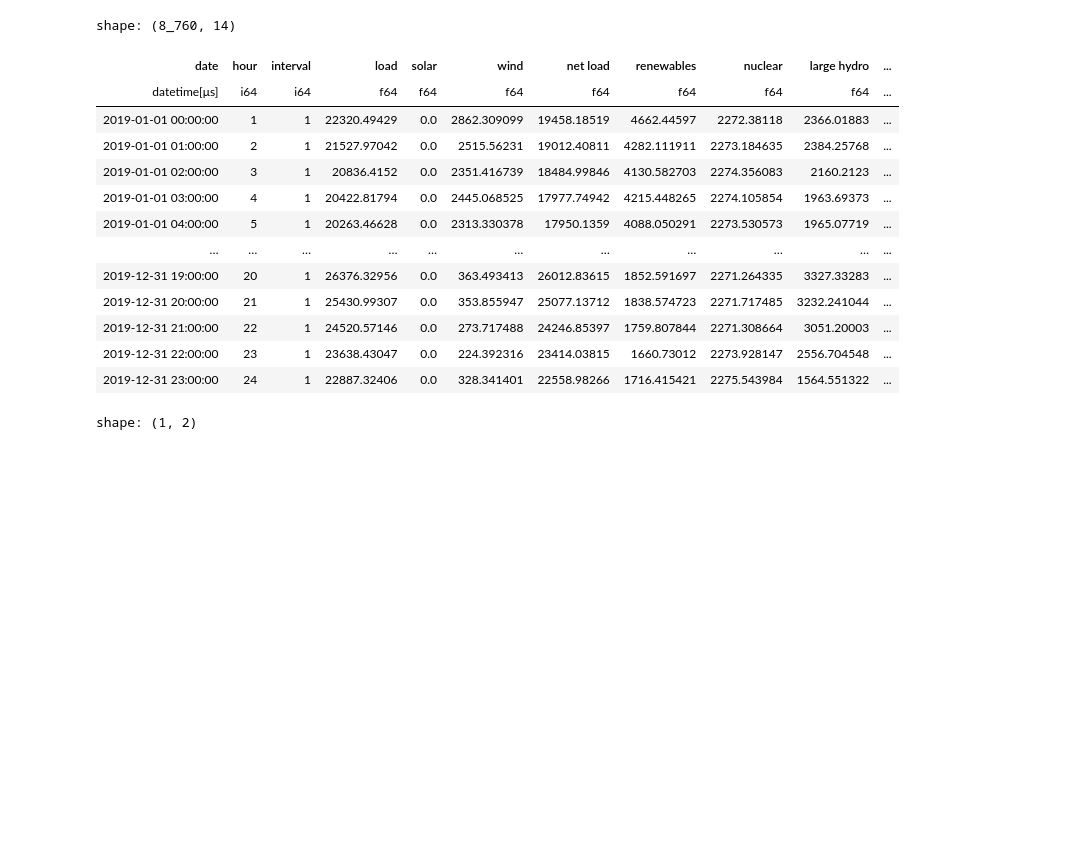
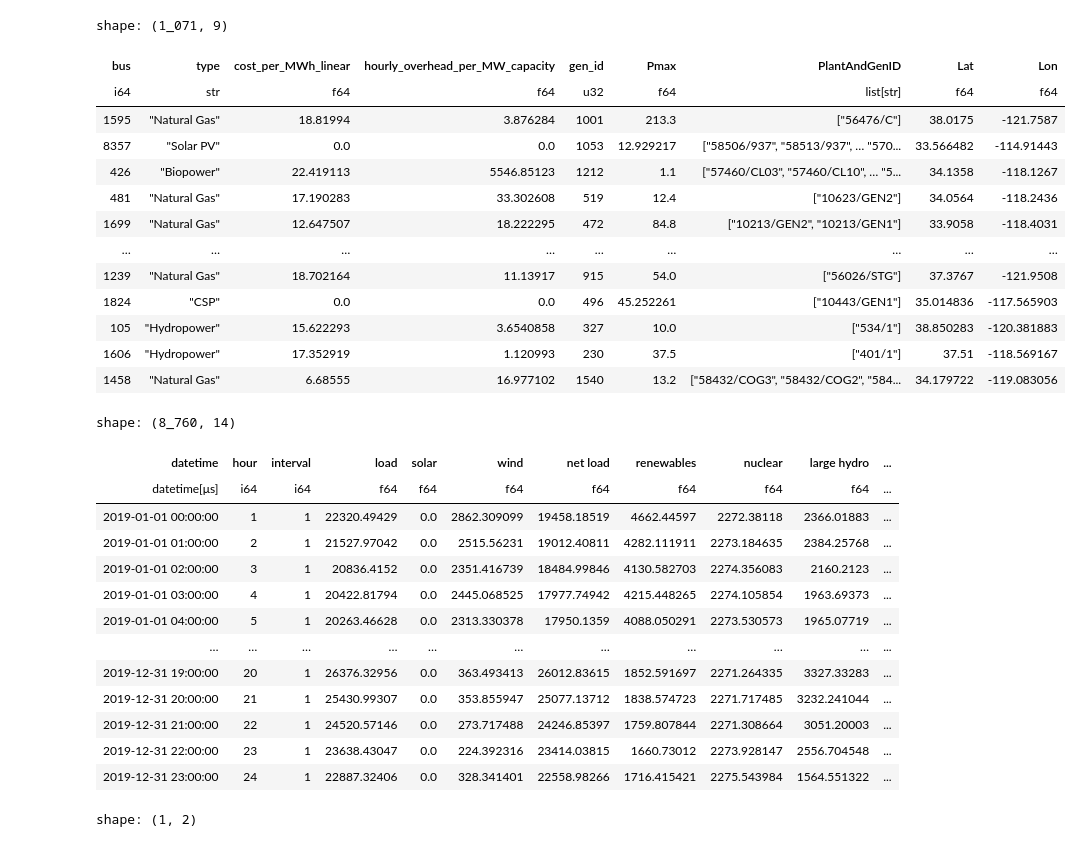
Before and after one commit to Bravos-Power/pyoframe, a Jupyter notebook: benchmarks/src/energy_planning/scripts/compute_capacity_factors.py.ipynb, the cells around one changed output. Drawn from its saved outputs; the diff is of its cells as text; code cells hidden in the pictures; blank space fills up the shorter version.

```diff
--- a/benchmarks/src/energy_planning/scripts/compute_capacity_factors.py.ipynb
+++ b/benchmarks/src/energy_planning/scripts/compute_capacity_factors.py.ipynb
@@ -9,12 +14,29 @@ VARIABLE_RENEWABLE_TYPES = ["wind", "solar"]
+# %%
+gen = pl.read_parquet(snakemake.input.gen_capacity)
+gen
+# %% [output]
+shape: (1_071, 9)
+| bus | type | cost_per_MWh_linear | hourly_overhead_per_MW_capacity | gen_id | Pmax | PlantAndGenID | Lat | Lon |
+| i64 | str | f64 | f64 | u32 | f64 | list[str] | f64 | f64 |
+| 1595 | "Natural Gas" | 18.81994 | 3.876284 | 1001 | 213.3 | ["56476/C"] | 38.0175 | -121.7587 |
+| 8357 | "Solar PV" | 0.0 | 0.0 | 1053 | 12.929217 | ["58506/937", "58513/937", … "570... | 33.566482 | -114.91443 |
+| 426 | "Biopower" | 22.419113 | 5546.85123 | 1212 | 1.1 | ["57460/CL03", "57460/CL10", … "5... | 34.1358 | -118.1267 |
+| 481 | "Natural Gas" | 17.190283 | 33.302608 | 519 | 12.4 | ["10623/GEN2"] | 34.0564 | -118.2436 |
+| 1699 | "Natural Gas" | 12.647507 | 18.222295 | 472 | 84.8 | ["10213/GEN2", "10213/GEN1"] | 33.9058 | -118.4031 |
+| … | … | … | … | … | … | … | … | … |
+| 1239 | "Natural Gas" | 18.702164 | 11.13917 | 915 | 54.0 | ["56026/STG"] | 37.3767 | -121.9508 |
+| 1824 | "CSP" | 0.0 | 0.0 | 496 | 45.252261 | ["10443/GEN1"] | 35.014836 | -117.565903 |
+| 105 | "Hydropower" | 15.622293 | 3.6540858 | 327 | 10.0 | ["534/1"] | 38.850283 | -120.381883 |
+| 1606 | "Hydropower" | 17.352919 | 1.120993 | 230 | 37.5 | ["401/1"] | 37.51 | -118.569167 |
+| 1458 | "Natural Gas" | 6.68555 | 16.977102 | 1540 | 13.2 | ["58432/COG3", "58432/COG2", "584... | 34.179722 | -119.083056 |
 # %%
-gen = pl.read_parquet(snakemake.input.gen_capacity)
 df = pl.read_csv(snakemake.input.gen_dispatch, null_values=["NA", "#VALUE!"])
 df = df.with_columns(pl.col("Date").str.to_datetime("%d-%m-%Y %H:%M"))
 df = df.rename(lambda c: c.lower()).rename({"date": "datetime"})
 df
 # %% [output]
 shape: (8_760, 14)
-| date | hour | interval | load | solar | wind | net load | renewables | nuclear | large hydro | ... |
+| datetime | hour | interval | load | solar | wind | net load | renewables | nuclear | large hydro | ... |
 | datetime[μs] | i64 | i64 | f64 | f64 | f64 | f64 | f64 | f64 | f64 | ... |
 | 2019-01-01 00:00:00 | 1 | 1 | 22320.49429 | 0.0 | 2862.309099 | 19458.18519 | 4662.44597 | 2272.38118 | 2366.01883 | ... |
 | 2019-01-01 01:00:00 | 2 | 1 | 21527.97042 | 0.0 | 2515.56231 | 19012.40811 | 4282.111911 | 2273.184635 | 2384.25768 | ... |
```
Also changed, not shown: parts of 5 cells of this notebook, 24 other files.
